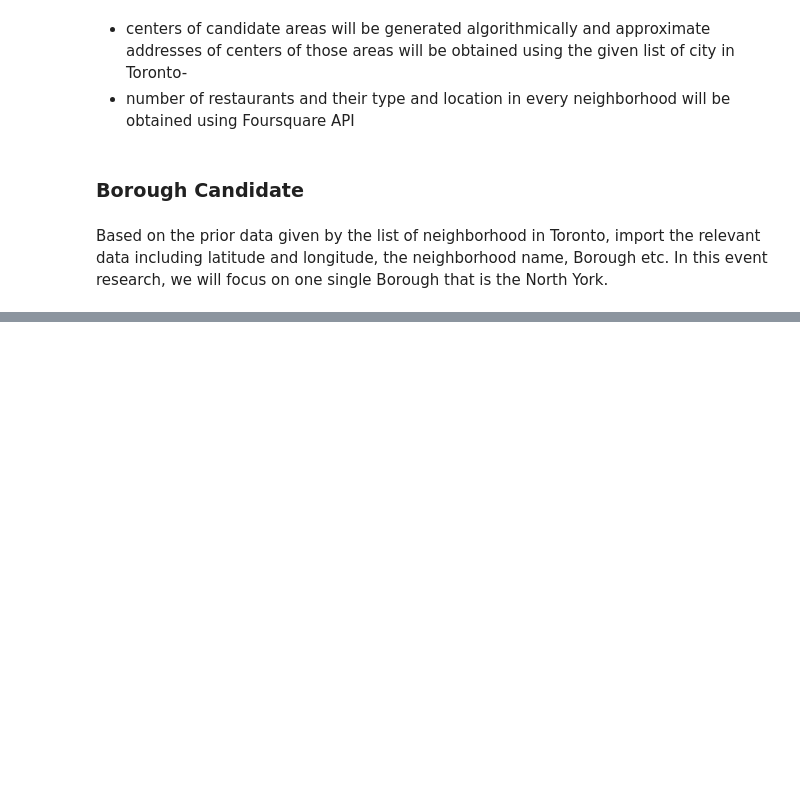
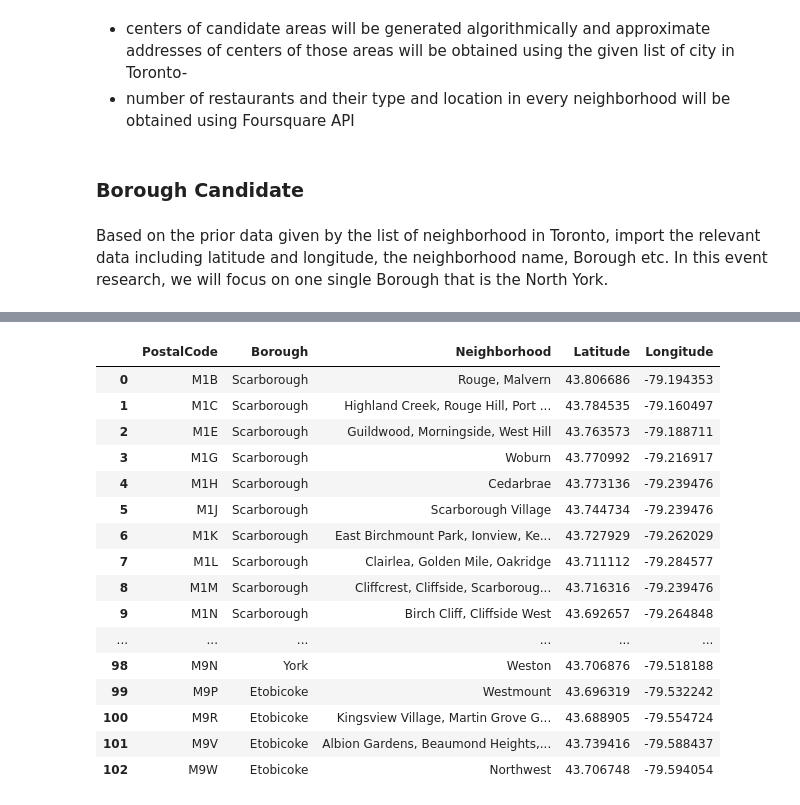
Before and after one commit to Harshith246/open_restaurant, a Jupyter notebook: Indian_restrauant_toronto.ipynb, the cells around one changed output, grey strips where cells are left out. Saved outputs shown, nothing was run; the diff lists cells and outputs as text; code cells hidden in the pictures; blank space fills up the shorter version.

```diff
--- a/Indian_restrauant_toronto.ipynb
+++ b/Indian_restrauant_toronto.ipynb
@@ -23,3 +23,74 @@ We decided to use regularly spaced grid of locations, centered around city cente
 ### Borough Candidate
 # %% [markdown]
 Based on the prior data given by the list of neighborhood in Toronto, import the relevant data including latitude and longitude, the neighborhood name, Borough etc. In this event research, we will focus on one single Borough that is the North York.
+# %%
+# Import needed libraries
+import pandas as pd
+import numpy as np
+print('libraries imported!')
+
+# Load table into a dataframe
+url = 'https://en.wikipedia.org/wiki/List_of_postal_codes_of_Canada:_M'
+df = pd.read_html(url,skiprows=1)[0]
+
+# Apply table headers as described by the activity instructions
+df.columns = ['PostalCode', 'Borough', 'Neighborhood']
+
+
+# Removes the 'Not Assigned' and missing values
+df = df[df.Borough != 'Not assigned']
+
+# If a cell has a borough but a Not assigned neighborhood, then the neighborhood will be the same as the borough.
+for index, row in df.iterrows():
+    if row['Neighborhood'] == 'Not assigned':
+        row['Neighborhood'] = row['Borough']
+
+# Group the dataset by PostalCode and Borough.
+df = df.groupby(['PostalCode', 'Borough'])['Neighborhood'].apply(list).apply(lambda x:', '.join(x)).to_frame().reset_index()
+
+# Show the cleansed dataframe
+df.head()
+
+# Install needed libraries
+!pip install shapely
+!pip install geopandas
+print('Libraries installed!')
+
+
+
+# Import needed libraries
+import requests
+import io
+from shapely.geometry import Point
+import geopandas as gpd
+import matplotlib.pyplot as plt
+import warnings
+warnings.filterwarnings("ignore")
+%matplotlib inline
+print('Libraries imported and environment set up!')
+
+
+# Load latitude and the longitude coordinates of each neighborhood.
+url2="http://cocl.us/Geospatial_data"
+s=requests.get(url2).content
+df_coordinates=pd.read_csv(io.StringIO(s.decode('utf-8')))
+
+# Rename the first column to allow merging dataframes on Postcode
+df_coordinates.columns = ['PostalCode', 'Latitude', 'Longitude']
+
+# Show a sample of the df_coordinates dataframe
+df_coordinates.head()
+
+
+
+# END PART II
+
+# Join the Neighborhoods and Coordinates datasets
+df = pd.merge(df,df_coordinates,on='PostalCode')
+
+# Select data and clean up dataframe variable
+df = df[['PostalCode', 'Borough', 'Neighborhood', 'Latitude', 'Longitude']]
+
+# Show the df_table dataframe data
+df
+# %% [output]
@@ -25,0 +114,17 @@ Based on the prior data given by the list of neighborhood in Toronto, import the
+|  | PostalCode | Borough | Neighborhood | Latitude | Longitude |
+| 0 | M1B | Scarborough | Rouge, Malvern | 43.806686 | -79.194353 |
+| 1 | M1C | Scarborough | Highland Creek, Rouge Hill, Port ... | 43.784535 | -79.160497 |
+| 2 | M1E | Scarborough | Guildwood, Morningside, West Hill | 43.763573 | -79.188711 |
+| 3 | M1G | Scarborough | Woburn | 43.770992 | -79.216917 |
+| 4 | M1H | Scarborough | Cedarbrae | 43.773136 | -79.239476 |
+| 5 | M1J | Scarborough | Scarborough Village | 43.744734 | -79.239476 |
+| 6 | M1K | Scarborough | East Birchmount Park, Ionview, Ke... | 43.727929 | -79.262029 |
+| 7 | M1L | Scarborough | Clairlea, Golden Mile, Oakridge | 43.711112 | -79.284577 |
+| 8 | M1M | Scarborough | Cliffcrest, Cliffside, Scarboroug... | 43.716316 | -79.239476 |
+| 9 | M1N | Scarborough | Birch Cliff, Cliffside West | 43.692657 | -79.264848 |
+| ... | ... | ... | ... | ... | ... |
+| 98 | M9N | York | Weston | 43.706876 | -79.518188 |
+| 99 | M9P | Etobicoke | Westmount | 43.696319 | -79.532242 |
+| 100 | M9R | Etobicoke | Kingsview Village, Martin Grove G... | 43.688905 | -79.554724 |
+| 101 | M9V | Etobicoke | Albion Gardens, Beaumond Heights,... | 43.739416 | -79.588437 |
+| 102 | M9W | Etobicoke | Northwest | 43.706748 | -79.594054 |
```
Also changed, not shown: parts of 6 cells of this notebook.
